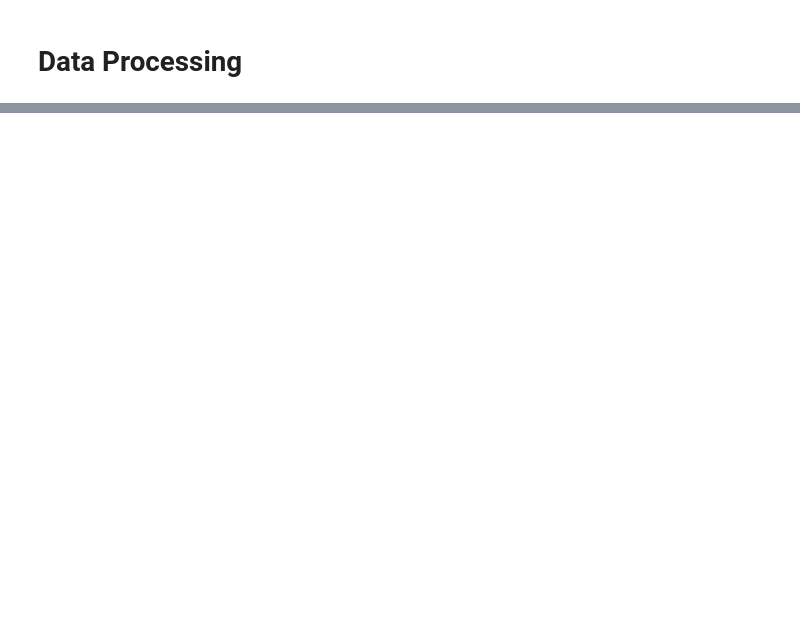
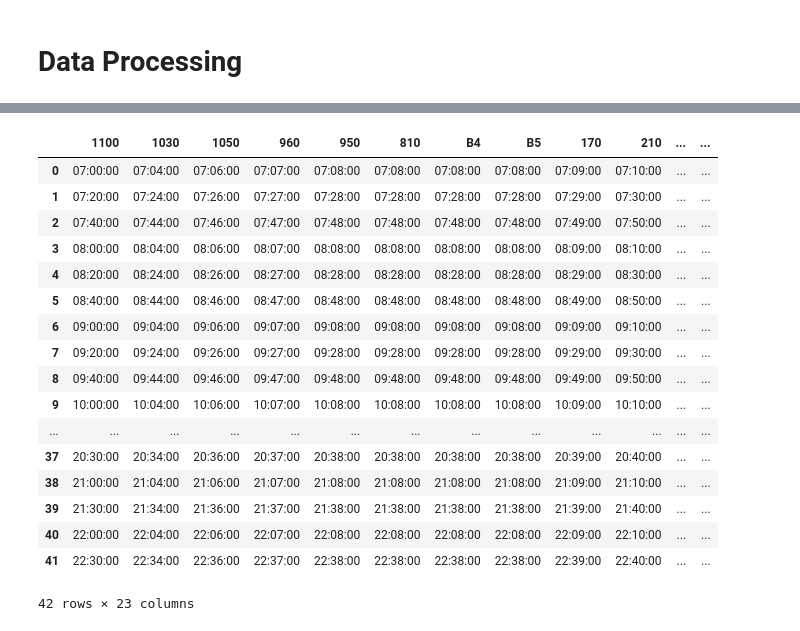
Before and after one commit to elifKurtay/TUSAS_Ring, a Jupyter notebook: data/DataProcessing.ipynb, the cells around one changed output, grey strips where cells are left out. Cells and saved outputs as stored; diff of their text form; code cells hidden in the pictures; blank space fills up the shorter version.

```diff
--- a/data/DataProcessing.ipynb
+++ b/data/DataProcessing.ipynb
@@ -7,4 +8,16 @@ file_name = "RING_SAATLERI.xlsx"
 # %%
 dfs = pd.read_excel(file_name, sheet_name=None)
 # %%
-dfs["HAFTA SONU"]
+df = dfs["HAFTA SONU"]
+
+# ring 1
+df1 = df.iloc[1:43]
+df1.columns = df.iloc[0]
+df1.reset_index(drop=True, inplace=True)
+
+# ring 2
+df2 = df.iloc[47:]
+df2.columns = df.iloc[46]
+df2 = df2.dropna(axis=1) # drops NaN valued columns
+df2 = df2.drop(950, axis=1) # 950 has wrong values
+df2.reset_index(drop=True, inplace=True)
@@ -24,0 +33,23 @@ dfs["HAFTA SONU"]
+# %%
+df1.columns = ['1100', '1030', '1050', '960', '950', '810', 'B4', 'B5', '170', '210', '610', '280', 'G1',
+               '210_2', '170_2', 'B5_2', 'B4_2', '810_2', '950_2', '960_2', '1050_2', '1030_2', '1100_2']
+df1
+# %% [output]
+|  | 1100 | 1030 | 1050 | 960 | 950 | 810 | B4 | B5 | 170 | 210 | ... | ... |
+| 0 | 07:00:00 | 07:04:00 | 07:06:00 | 07:07:00 | 07:08:00 | 07:08:00 | 07:08:00 | 07:08:00 | 07:09:00 | 07:10:00 | ... | ... |
+| 1 | 07:20:00 | 07:24:00 | 07:26:00 | 07:27:00 | 07:28:00 | 07:28:00 | 07:28:00 | 07:28:00 | 07:29:00 | 07:30:00 | ... | ... |
+| 2 | 07:40:00 | 07:44:00 | 07:46:00 | 07:47:00 | 07:48:00 | 07:48:00 | 07:48:00 | 07:48:00 | 07:49:00 | 07:50:00 | ... | ... |
+| 3 | 08:00:00 | 08:04:00 | 08:06:00 | 08:07:00 | 08:08:00 | 08:08:00 | 08:08:00 | 08:08:00 | 08:09:00 | 08:10:00 | ... | ... |
+| 4 | 08:20:00 | 08:24:00 | 08:26:00 | 08:27:00 | 08:28:00 | 08:28:00 | 08:28:00 | 08:28:00 | 08:29:00 | 08:30:00 | ... | ... |
+| 5 | 08:40:00 | 08:44:00 | 08:46:00 | 08:47:00 | 08:48:00 | 08:48:00 | 08:48:00 | 08:48:00 | 08:49:00 | 08:50:00 | ... | ... |
+| 6 | 09:00:00 | 09:04:00 | 09:06:00 | 09:07:00 | 09:08:00 | 09:08:00 | 09:08:00 | 09:08:00 | 09:09:00 | 09:10:00 | ... | ... |
+| 7 | 09:20:00 | 09:24:00 | 09:26:00 | 09:27:00 | 09:28:00 | 09:28:00 | 09:28:00 | 09:28:00 | 09:29:00 | 09:30:00 | ... | ... |
+| 8 | 09:40:00 | 09:44:00 | 09:46:00 | 09:47:00 | 09:48:00 | 09:48:00 | 09:48:00 | 09:48:00 | 09:49:00 | 09:50:00 | ... | ... |
+| 9 | 10:00:00 | 10:04:00 | 10:06:00 | 10:07:00 | 10:08:00 | 10:08:00 | 10:08:00 | 10:08:00 | 10:09:00 | 10:10:00 | ... | ... |
+| ... | ... | ... | ... | ... | ... | ... | ... | ... | ... | ... | ... | ... |
+| 37 | 20:30:00 | 20:34:00 | 20:36:00 | 20:37:00 | 20:38:00 | 20:38:00 | 20:38:00 | 20:38:00 | 20:39:00 | 20:40:00 | ... | ... |
+| 38 | 21:00:00 | 21:04:00 | 21:06:00 | 21:07:00 | 21:08:00 | 21:08:00 | 21:08:00 | 21:08:00 | 21:09:00 | 21:10:00 | ... | ... |
+| 39 | 21:30:00 | 21:34:00 | 21:36:00 | 21:37:00 | 21:38:00 | 21:38:00 | 21:38:00 | 21:38:00 | 21:39:00 | 21:40:00 | ... | ... |
+| 40 | 22:00:00 | 22:04:00 | 22:06:00 | 22:07:00 | 22:08:00 | 22:08:00 | 22:08:00 | 22:08:00 | 22:09:00 | 22:10:00 | ... | ... |
+| 41 | 22:30:00 | 22:34:00 | 22:36:00 | 22:37:00 | 22:38:00 | 22:38:00 | 22:38:00 | 22:38:00 | 22:39:00 | 22:40:00 | ... | ... |
+42 rows × 23 columns
```
Also changed, not shown: parts of 5 cells of this notebook, 2 other files.
